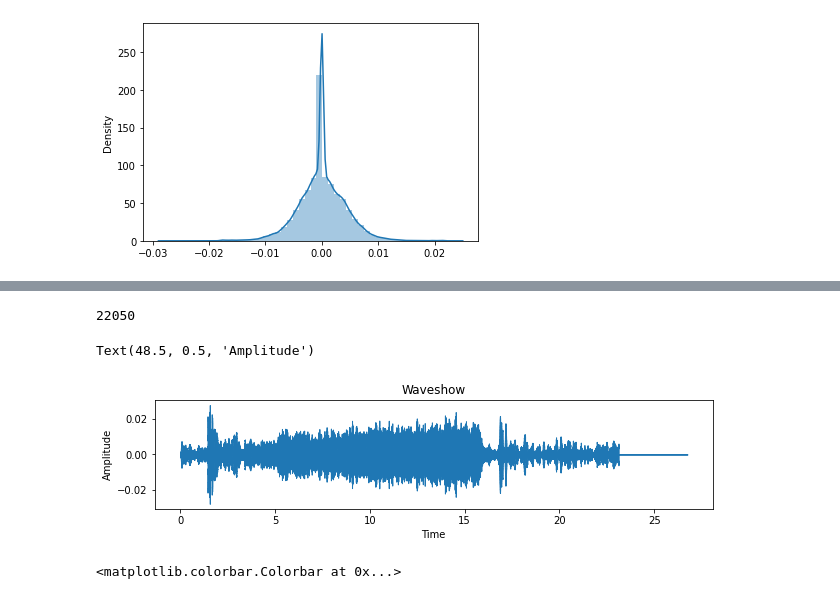
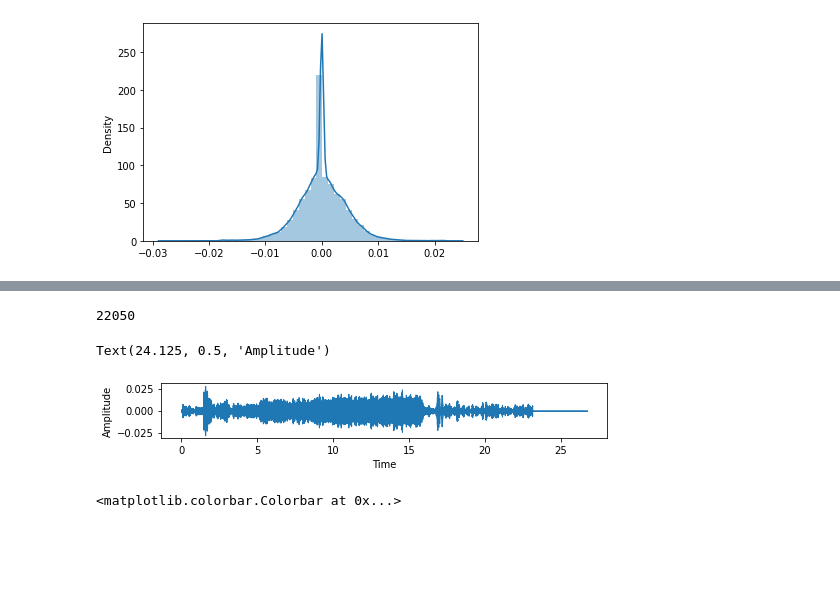
Before and after one commit to astroeye/autoencoder, a Jupyter notebook: 02_autoencoder/autoencoder_dw02.ipynb, the cells around one changed output, grey strips where cells are left out. Saved outputs shown, nothing was run; the diff lists cells and outputs as text; code cells hidden in the pictures; blank space fills up the shorter version.

```diff
--- a/02_autoencoder/autoencoder_dw02.ipynb
+++ b/02_autoencoder/autoencoder_dw02.ipynb
@@ -278,0 +281,17 @@ sns.distplot(librosa_y)
+# %%
+# amplitude: 진폭
+# waveshow
+# https://librosa.org/doc/latest/generated/librosa.display.waveshow.html
+# Librosa 라이브러리의 load함수로 wav파일을 불러와 waveshow를 통해 소리데이터의 Time domain 파형을 시각화 합니다
+# Sampling rate는 오디오에 맞게 설정할 수 있으며, 설정하지 않으면 기본값인 22050으로 불러오게 됩니다.
+# 그림[1]는 waveshow함수를 통해 wav파일을 시각화 한 것이며, x축은 Time, y축은 진폭을 나타냅니다.
+# https://hyongdoc.tistory.com/401?category=884319
+
+
+y, sr = librosa.load('./dataset/36cc/normal/2208211119H0010019498_TDM_2022-03-30_15-23-56__Microphone.wav')
+print(sr)
+
+fig, ax = plt.subplots(nrows=1, figsize=(8,5))
+librosa.display.waveshow(y, sr, ax=ax)
+ax.set(title='Waveshow')
+ax.set_ylabel('Amplitude')
@@ -279,21 +302,15 @@ sns.distplot(librosa_y)
 # %%
-# amplitude: 진폭
-# waveshow
-# https://librosa.org/doc/latest/generated/librosa.display.waveshow.html
-# Time domain의 파형을 시각화 합니다.
-# Default sr = 22050
-
 y, sr = librosa.load('./dataset/36cc/normal/2208211119H0010019498_TDM_2022-03-30_15-23-56__Microphone.wav')
 print(sr)
 
-fig, ax = plt.subplots(nrows=1, figsize=(10,2))
+fig, ax = plt.subplots(nrows=1, figsize=(8,1))
 librosa.display.waveshow(y, sr, ax=ax)
-ax.set(title='Waveshow')
+# ax.set(title='Waveshow')
 ax.set_ylabel('Amplitude')
 # %% [output]
 22050
-Text(48.5, 0.5, 'Amplitude')
+Text(24.125, 0.5, 'Amplitude')
-[figure, old version]
+[figure, new version]
 # %%
 # librosa.stft
 # https://librosa.org/doc/latest/generated/librosa.stft.html
```
Also changed, not shown: parts of 4 cells of this notebook, 1 other file.
